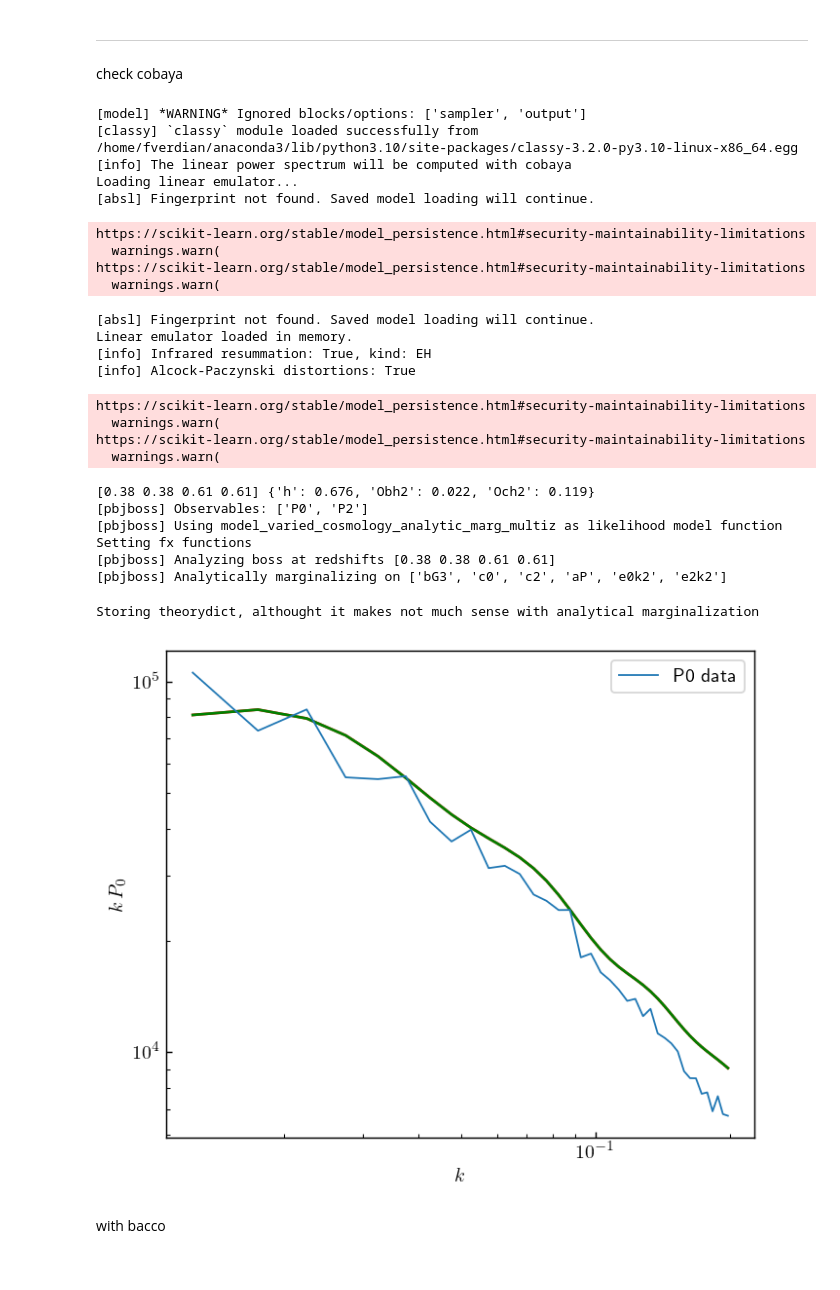
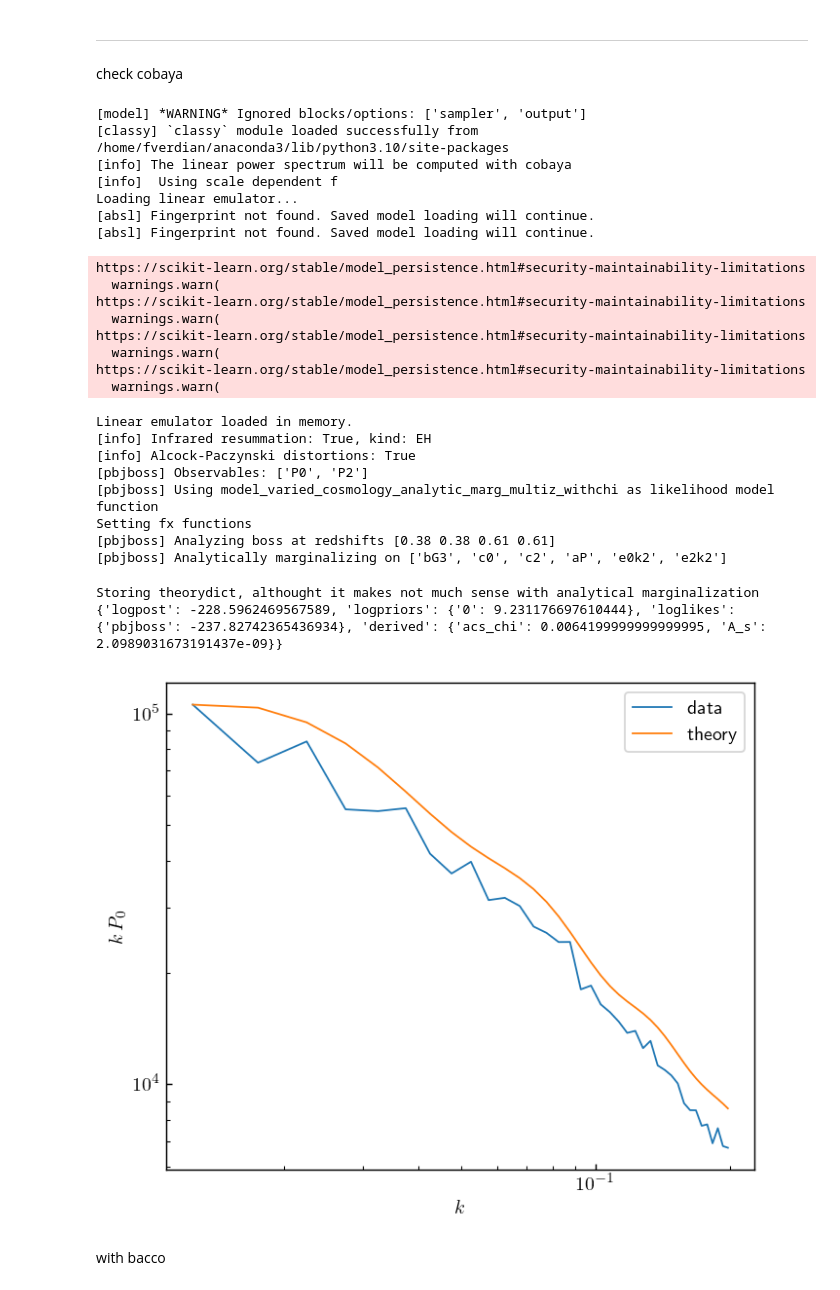
Before and after one commit to fverd/cobaya, a Jupyter notebook: FRA/test-class-Pk.ipynb, the cells around one changed output. Cells and saved outputs as stored; diff of their text form; code cells hidden in the pictures.

```diff
--- a/FRA/test-class-Pk.ipynb
+++ b/FRA/test-class-Pk.ipynb
@@ -105,71 +105,71 @@ plt.show()
 ----
 check cobaya
 # %%
-info_from_yaml = yaml_load_file("/home/fverdian/cobaya/FRA-params/pbj_boss_class.yaml")
+info_from_yaml = yaml_load_file("/home/fverdian/cobaya/FRA-params/br_fx_boss.yaml")
+info_from_yaml['likelihood']['pbjboss']['likelihood']['store_theorydict']=True
 info_from_yaml['likelihood']['pbjboss']['python_path']='/home/fverdian/cobaya/pbj4cobaya/'
 info_from_yaml['likelihood']['pbjboss']['pbj_path']='/home/fverdian/cobaya/pbj-multiz/'
 model_pbj = get_model(info_from_yaml)
 # %% [output]
 [model] *WARNING* Ignored blocks/options: ['sampler', 'output']
-[classy] `classy` module loaded successfully from /home/fverdian/anaconda3/lib/python3.10/site-packages/classy-3.2.0-py3.10-linux-x86_64.egg
+[classy] `classy` module loaded successfully from /home/fverdian/anaconda3/lib/python3.10/site-packages
 [info] The linear power spectrum will be computed with cobaya
+[info]  Using scale dependent f
 Loading linear emulator...
 [absl] Fingerprint not found. Saved model loading will continue.
+[absl] Fingerprint not found. Saved model loading will continue.
 https://scikit-learn.org/stable/model_persistence.html#security-maintainability-limitations
   warnings.warn(
 https://scikit-learn.org/stable/model_persistence.html#security-maintainability-limitations
   warnings.warn(
+https://scikit-learn.org/stable/model_persistence.html#security-maintainability-limitations
+  warnings.warn(
+https://scikit-learn.org/stable/model_persistence.html#security-maintainability-limitations
+  warnings.warn(
-[absl] Fingerprint not found. Saved model loading will continue.
 Linear emulator loaded in memory.
 [info] Infrared resummation: True, kind: EH
 [info] Alcock-Paczynski distortions: True
+[pbjboss] Observables: ['P0', 'P2']
+[pbjboss] Using model_varied_cosmology_analytic_marg_multiz_withchi as likelihood model function
+Setting fx functions
+[pbjboss] Analyzing boss at redshifts [0.38 0.38 0.61 0.61]
+[pbjboss] Analytically marginalizing on ['bG3', 'c0', 'c2', 'aP', 'e0k2', 'e2k2']
-https://scikit-learn.org/stable/model_persistence.html#security-maintainability-limitations
-  warnings.warn(
-https://scikit-learn.org/stable/model_persistence.html#security-maintainability-limitations
-  warnings.warn(
-[0.38 0.38 0.61 0.61] {'h': 0.676, 'Obh2': 0.022, 'Och2': 0.119}
-[pbjboss] Observables: ['P0', 'P2']
-[pbjboss] Using model_varied_cosmology_analytic_marg_multiz as likelihood model function
-Setting fx functions
-[pbjboss] Analyzing boss at redshifts [0.38 0.38 0.61 0.61]
-[pbjboss] Analytically marginalizing on ['bG3', 'c0', 'c2', 'aP', 'e0k2', 'e2k2']
 # %%
 pbjObj_c = model_pbj.likelihood["pbjboss"].pbjobj
 colors=['blue', 'green', 'y','m']
 z_bins = pbjObj_c.z_bins
 kCut = pbjObj_c.kPE[pbjObj_c.IdxP[0]]
 
-pointspec={'b1_sgc_z3': 2., 'omega_b': 0.022, 'b1_sgc_z1': 2., 'b1_ngc_z3': 2., 'h': 0.67, 'b1_ngc_z1': 2., 'omega_cdm': 0.12, 'n_s': 0.96, 'logA': 3.044, 'b2': 0.0, 'bG2': 0.0, 'Mnu': 0.0, 'z': 0.5, 'Tcmb': 2.7255}
+pointspec={'b1_sgc_z3': 2., 'omega_b': 0.022, 'b1_sgc_z1': 2., 'b1_ngc_z3': 2., 'h': 0.67, 'b1_ngc_z1': 2.7, 'omega_cdm': 0.12,  'logA': 3.044,
+           'omega_chi':0.01,
+          'br_ngc_z1': 0.,'br_sgc_z1': 0.2, 'br_ngc_z3': 0.5, 'br_sgc_z3': 0.5 }
 
 # CLASS
 logposterior = model_pbj.logposterior(pointspec, as_dict=True)
+print(logposterior)
 # PL_class = model_pbj.provider.get_Pk_interpolator(nonlinear=False).P(0.61,kCut)
 Pell_class = pbjObj_c.theorydict[0]['P0']
+# %% [output]
+Storing theorydict, althought it makes not much sense with analytical marginalization
+{'logpost': -228.5962469567589, 'logpriors': {'0': 9.231176697610444}, 'loglikes': {'pbjboss': -237.82742365436934}, 'derived': {'acs_chi': 0.0064199999999999995, 'A_s': 2.0989031673191437e-09}}
-# %%
-logposterior = m_bacco.logposterior(pointspec, as_dict=True)
-Pell_bacco = pbjObj_b.theorydict[0]['P0']
-# %% [output]
-Storing theorydict, althought it makes not much sense with analytical marginalization
 # %%
 %matplotlib inline
 plt.figure(figsize=(6,5),dpi=130)
-
 
 # for i in range(len(z_bins)):
 #     var = np.diag(pbjObj_c.Cov[i][:len(kCut),:len(kCut)])
 #     plt.errorbar(kCut, kCut*pbjObj_c.CutDataVecs[i][0], yerr=kCut*np.sqrt(var), label=f'P0 at z={z_bins[i]}', linewidth=1.)
 
-plt.loglog(kCut, Pell_class, color='r')
-plt.loglog(kCut, Pell_bacco, color='g')
+plt.loglog(kCut, pbjObj_c.CutDataVecs[0][0], label='data', linewidth=1.)
+plt.loglog(kCut, Pell_class, label='theory', linewidth=1.)
 
-plt.loglog(kCut, pbjObj_c.CutDataVecs[0][0], label=f'P0 data', linewidth=1.)
 
 plt.xscale('log')
 plt.xlabel(r'$k$'),plt.ylabel(r'$k\, P_0$')
 plt.legend()
 plt.show()
 # %% [output]
-[figure, old version]
+[figure, new version]
 # %% [markdown]
 with bacco
 # %%
```
Also changed, not shown: 20 other files.
